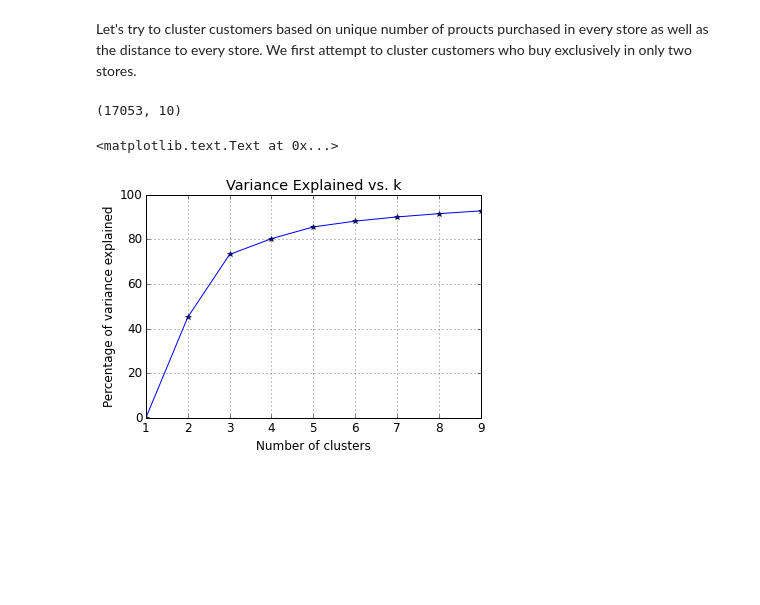
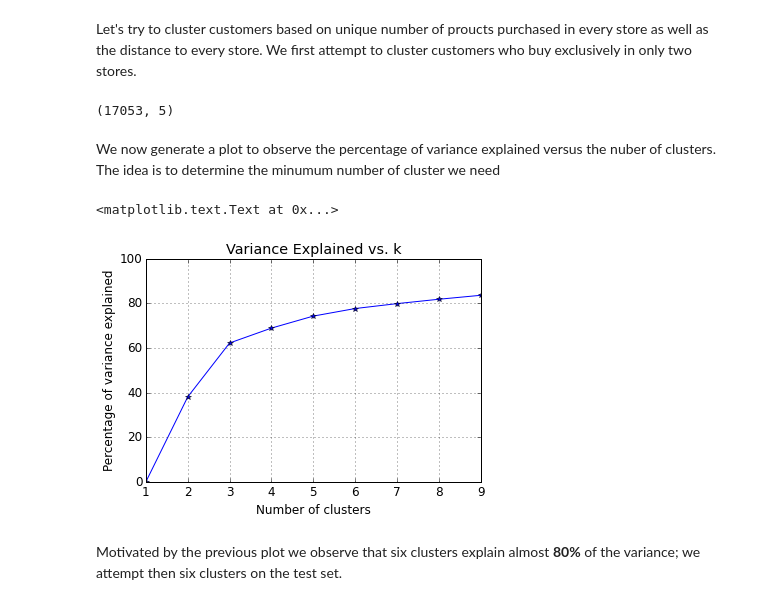
Before and after one commit to rcuevass/clustering_PCA_marketing, a Jupyter notebook: Store range effect in purchase.ipynb, the cells around one changed output. Saved outputs shown, nothing was run; the diff lists cells and outputs as text; code cells hidden in the pictures; blank space fills up the shorter version.

Commit message:
Updated notebook with PCA and clustering

```diff
--- a/Store range effect in purchase.ipynb
+++ b/Store range effect in purchase.ipynb
@@ -693,20 +696,33 @@ Let's try to cluster customers based on unique number of proucts purchased in ev
 # https://www.quora.com/Is-it-possible-to-use-cross-validation-to-select-the-number-of-clusters-for-k-means-or-the-EM-algorithm-for-mixture-models-of-Gaussians
 # http://www.statsoft.com/Textbook/Cluster-Analysis#vfold
 
+# We import tools to split dataset into train and test sets
 from sklearn.cross_validation import train_test_split
-unique_1 = data[(data.shops_used == 2)][['unique_products_purchased_shop_1',
+
+# We focus on customers who purchased exactly in only two shops and grab only unique products purchased in every store
+# as well as distance to each of them.
+unique_2 = data[(data.shops_used == 2)][['unique_products_purchased_shop_1',
                                                                            'unique_products_purchased_shop_2',
                                          'unique_products_purchased_shop_3','unique_products_purchased_shop_4',
-                                         'unique_products_purchased_shop_5','distance_shop_1','distance_shop_2',
-                                                                           'distance_shop_3','distance_shop_4',
-                                                                           'distance_shop_5']].values
+                                         'unique_products_purchased_shop_5']].values
 
-train_1, test_1 = train_test_split(unique_1, train_size=0.7)
-print train_1.shape
-#num_data_test = 4000
-#data_to_cluster = unique_1[:num_data_test,:]
+
+#unique_2 = data[(data.shops_used == 2)][['unique_products_purchased_shop_1',
+#                                                                           'unique_products_purchased_shop_2',
+#                                         'unique_products_purchased_shop_3','unique_products_purchased_shop_4',
+#                                         'unique_products_purchased_shop_5','distance_shop_1','distance_shop_2',
+#                                                                           'distance_shop_3','distance_shop_4',
+#                                                                           'distance_shop_5']].values
+
+
+# We split dataset into training set (70%) and test set (30%)
+train_2, test_2 = train_test_split(unique_2, train_size=0.7)
+# We get an idea of the number of records in the training set
+print train_2.shape
 # %% [output]
-(17053, 10)
+(17053, 5)
+# %% [markdown]
+We now generate a plot to observe the percentage of variance explained versus the nuber of clusters. The idea is to determine the minumum number of cluster we need
 # %%
 from scipy.spatial.distance import cdist, pdist
 from matplotlib import pyplot as plt
@@ -715,35 +731,37 @@ from matplotlib import pyplot as plt
 k_range = range(1,10)
 
 # Fit the kmeans model for each n_clusters = k
-k_means_var = [KMeans(n_clusters=k).fit(train_1) for k in k_range]
+k_means_var = [KMeans(n_clusters=k).fit(train_2) for k in k_range]
 
 # Pull out the cluster centers for each model
 centroids = [X.cluster_centers_ for X in k_means_var]
 
 # Calculate the Euclidean distance from
 # each point to each cluster center
-k_euclid = [cdist(train_1, cent, 'euclidean') for cent in centroids]
+k_euclid = [cdist(train_2, cent, 'euclidean') for cent in centroids]
 dist = [np.min(ke,axis=1) for ke in k_euclid]
 
 # Total within-cluster sum of squares
 wcss = [sum(d**2) for d in dist]
 
 # The total sum of squares
-tss = sum(pdist(train_1)**2)/train_1.shape[0]
+tss = sum(pdist(train_2)**2)/train_2.shape[0]
 
 # The between-cluster sum of squares
 bss = tss - wcss
 
 # elbow curve
 fig = plt.figure()
 ax = fig.add_subplot(111)
 ax.plot(k_range, bss/tss*100, 'b*-')
 ax.set_ylim((0,100))
 plt.grid(True)
 plt.xlabel('Number of clusters')
 plt.ylabel('Percentage of variance explained')
 plt.title('Variance Explained vs. k')
 # %% [output]
 <matplotlib.text.Text at 0x...>
-[figure, old version]
+[figure, new version]
+# %% [markdown]
+Motivated by the previous plot we observe that six clusters explain almost **80%** of the variance; we attempt then six clusters on the test set.
 # %%
```
Also changed, not shown: parts of 37 cells of this notebook.
